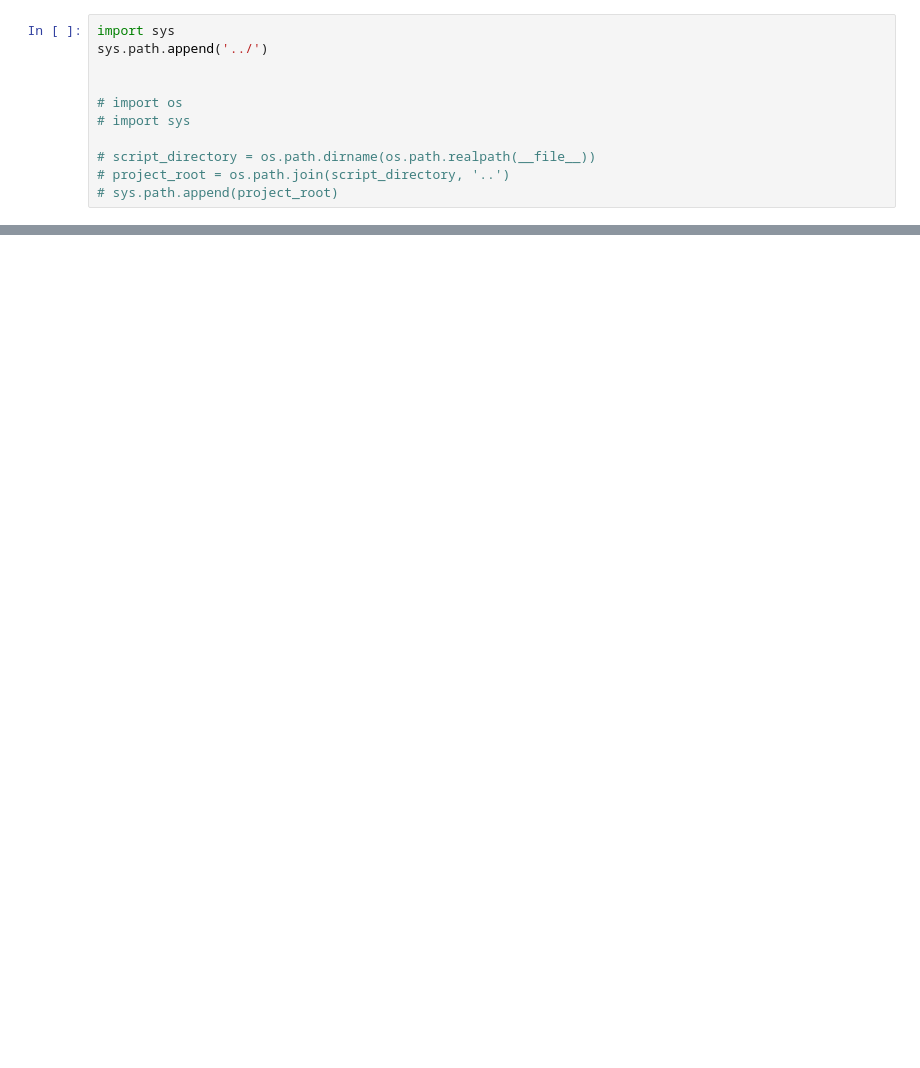
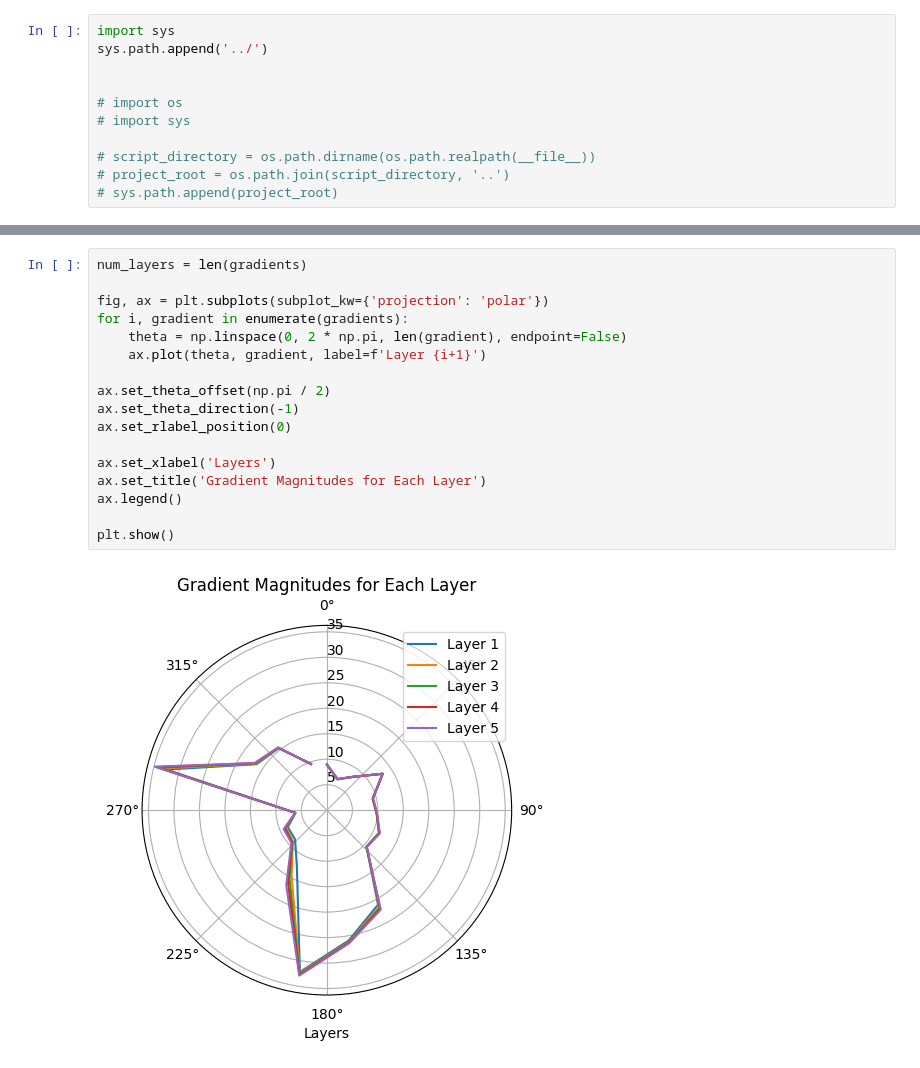
Before and after one commit to git-dhruv/Bayesian-informed-6D-Pose-estimation, a Jupyter notebook: notebooks/tester.ipynb, the cells around one changed output, grey strips where cells are left out. Cells and saved outputs as stored; diff of their text form; blank space fills up the shorter version.

```diff
--- a/notebooks/tester.ipynb
+++ b/notebooks/tester.ipynb
@@ -37,0 +46,19 @@ None
+# %%
+num_layers = len(gradients)
+
+fig, ax = plt.subplots(subplot_kw={'projection': 'polar'})
+for i, gradient in enumerate(gradients):
+    theta = np.linspace(0, 2 * np.pi, len(gradient), endpoint=False)
+    ax.plot(theta, gradient, label=f'Layer {i+1}')
+
+ax.set_theta_offset(np.pi / 2)
+ax.set_theta_direction(-1)
+ax.set_rlabel_position(0)
+
+ax.set_xlabel('Layers')
+ax.set_title('Gradient Magnitudes for Each Layer')
+ax.legend()
+
+plt.show()
+# %% [output]
+[figure, added]
```
Also changed, not shown: parts of 6 cells of this notebook, 2 other files.
